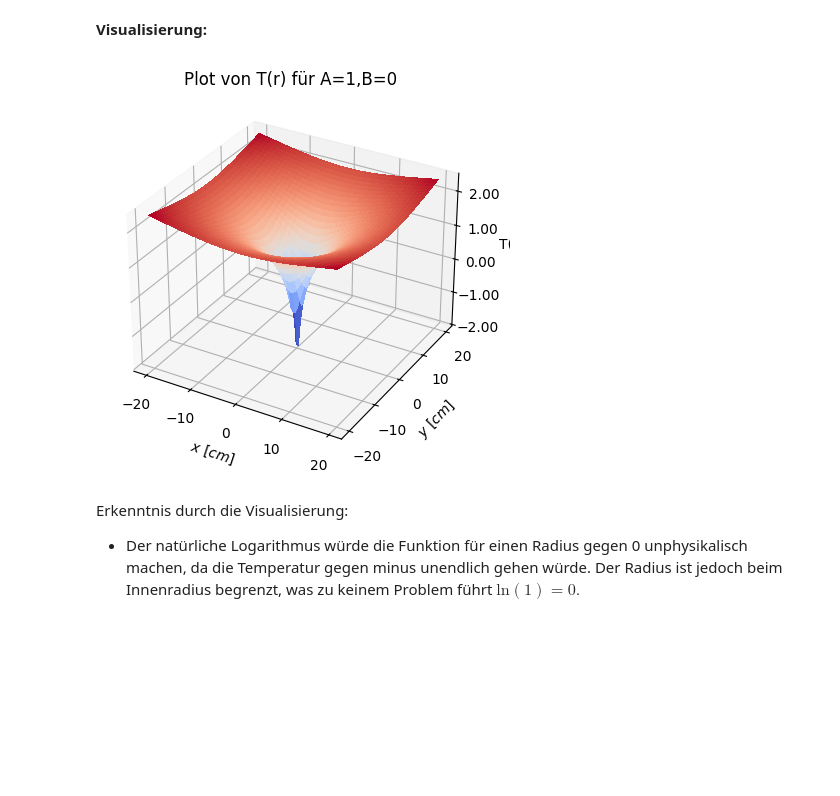
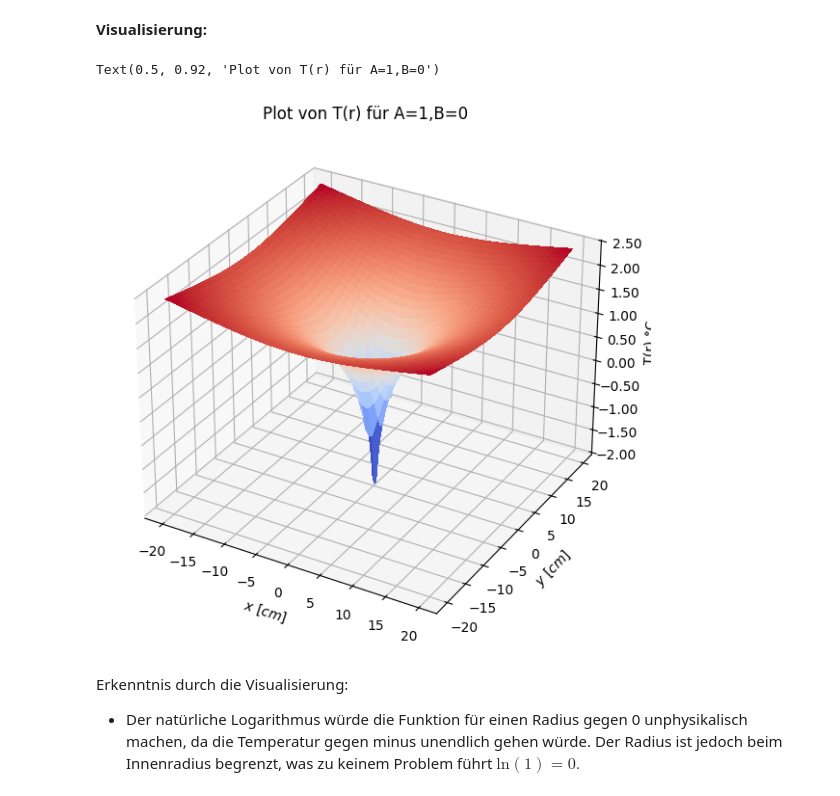
Before and after one commit to HansPeter21/CoP_Abgabe, a Jupyter notebook: Bericht_Mauro_Schegg.ipynb, the cells around one changed output. Drawn from its saved outputs; the diff is of its cells as text; code cells hidden in the pictures; blank space fills up the shorter version.

```diff
--- a/Bericht_Mauro_Schegg.ipynb
+++ b/Bericht_Mauro_Schegg.ipynb
@@ -35,35 +35,36 @@
 # %%
 import matplotlib.pyplot as plt
 import numpy as np
 from matplotlib import cm
 
-fig, ax = plt.subplots(subplot_kw={"projection": "3d"})
+fig, ax = plt.subplots(subplot_kw={"projection": "3d"}, figsize=(7, 7))
 
 ri = 2.5  # Innenradius [cm]
 
 # Einstellungen für die Anzeige
 X = np.arange(-20, 20, 0.25)
 # Ohne null wegen des ln
 X = X[X != 0]
 Y = np.arange(-20, 20, 0.25)
 Y = Y[Y != 0]
 X, Y = np.meshgrid(X, Y)
 R = np.sqrt(X**2 + Y**2)
 T = np.log(R / ri)
 
 # Plot der Figur
 surf = ax.plot_surface(X, Y, T, cmap=cm.coolwarm, linewidth=0, antialiased=False)
 
 # A StrMethodFormatter is used automatically
 ax.zaxis.set_major_formatter("{x:.02f}")
+ax.zaxis.label.set_rotation(90)
 
 ax.set_xlabel("$x~[cm]$")
 ax.set_ylabel("$y~[cm]$")
-ax.set_zlabel("T(r)")
+ax.set_zlabel("T(r) °C")
 plt.title("Plot von T(r) für A=1,B=0")
-plt.show()
 # %% [output]
+Text(0.5, 0.92, 'Plot von T(r) für A=1,B=0')
-[figure, old version]
+[figure, new version]
 # %% [markdown]
 Erkenntnis durch die Visualisierung:
 - Der natürliche Logarithmus würde die Funktion für einen Radius gegen 0 unphysikalisch machen, da die Temperatur gegen minus unendlich gehen würde. Der Radius ist jedoch beim Innenradius begrenzt, was zu keinem Problem führt $\text{ln}(1) = 0.$
```
Also changed, not shown: parts of 2 cells of this notebook.
